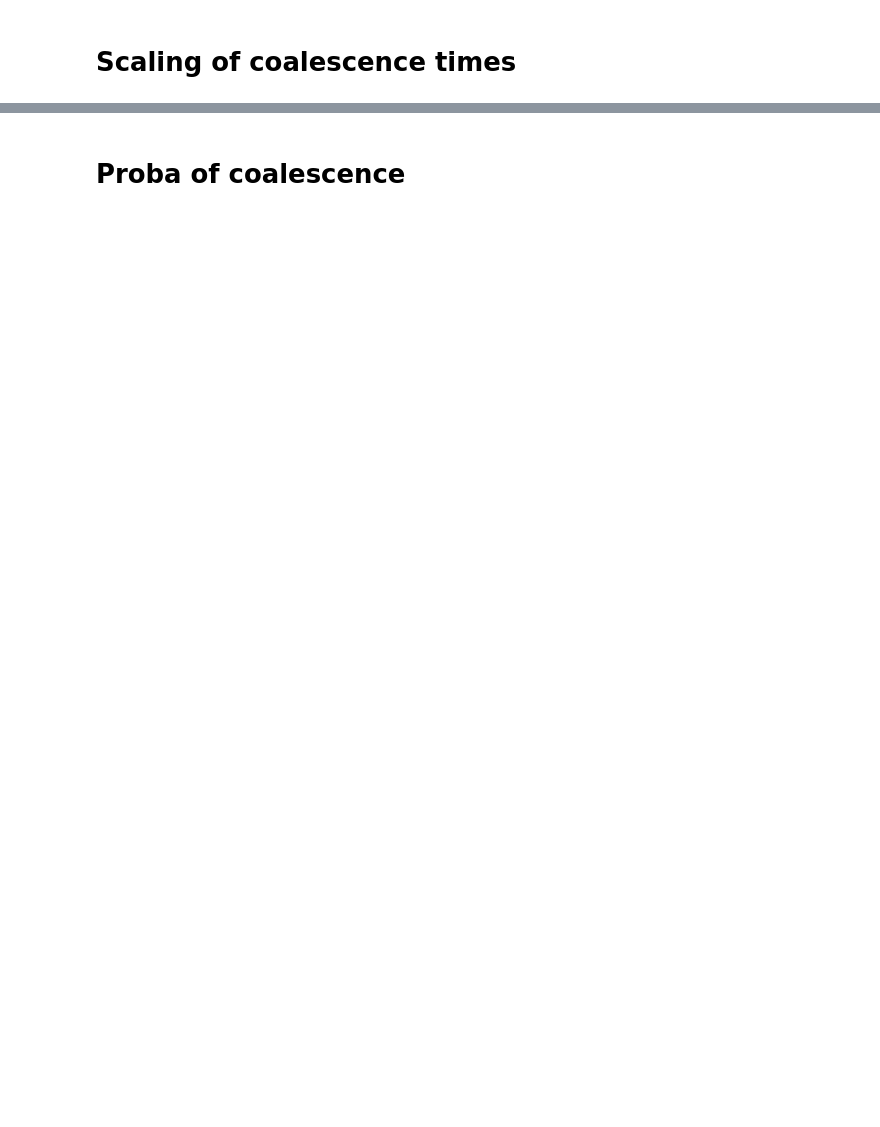
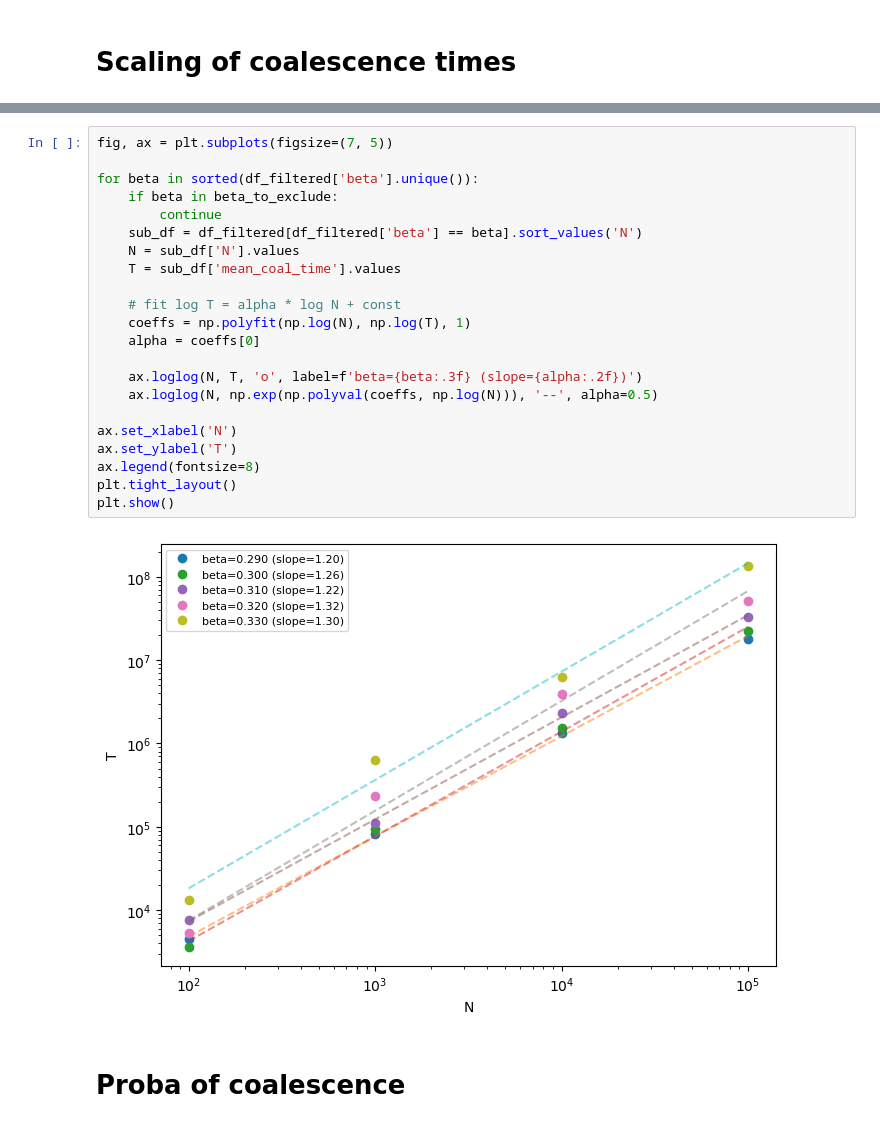
Before and after one commit to LouiseBudzynski/Bounding_Chain_Disordered_Ising_Models, a Jupyter notebook: notebooks/read_coal_time.ipynb, the cells around one changed output, grey strips where cells are left out. Drawn from its saved outputs; the diff is of its cells as text; blank space fills up the shorter version.

```diff
--- a/notebooks/read_coal_time.ipynb
+++ b/notebooks/read_coal_time.ipynb
@@ -70,3 +109,27 @@ plt.show()
+# %%
+fig, ax = plt.subplots(figsize=(7, 5))
+
+for beta in sorted(df_filtered['beta'].unique()):
+    if beta in beta_to_exclude:
+        continue
+    sub_df = df_filtered[df_filtered['beta'] == beta].sort_values('N')
+    N = sub_df['N'].values
+    T = sub_df['mean_coal_time'].values
+
+    # fit log T = alpha * log N + const
+    coeffs = np.polyfit(np.log(N), np.log(T), 1)
+    alpha = coeffs[0]
+
+    ax.loglog(N, T, 'o', label=f'beta={beta:.3f} (slope={alpha:.2f})')
+    ax.loglog(N, np.exp(np.polyval(coeffs, np.log(N))), '--', alpha=0.5)
+
+ax.set_xlabel('N')
+ax.set_ylabel('T')
+ax.legend(fontsize=8)
+plt.tight_layout()
+plt.show()
+# %% [output]
+[figure, added]
 # %% [markdown]
 # Proba of coalescence
 # %%
```
Also changed, not shown: parts of 7 cells of this notebook, 14 other files.
